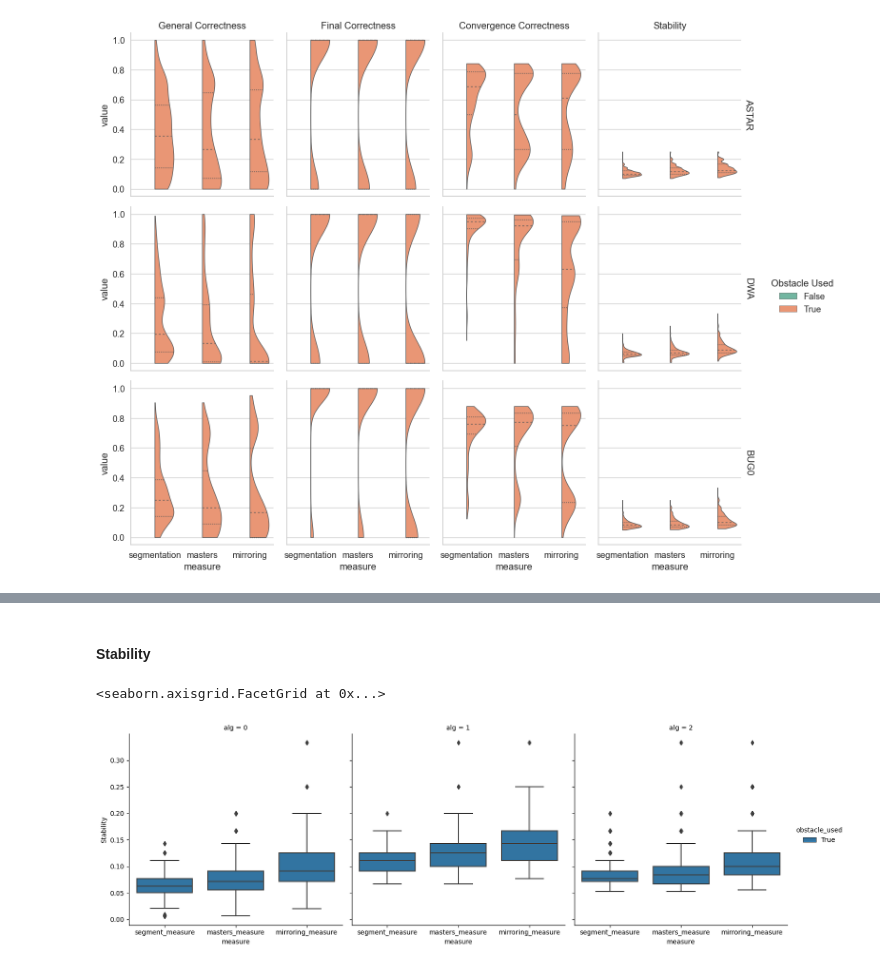
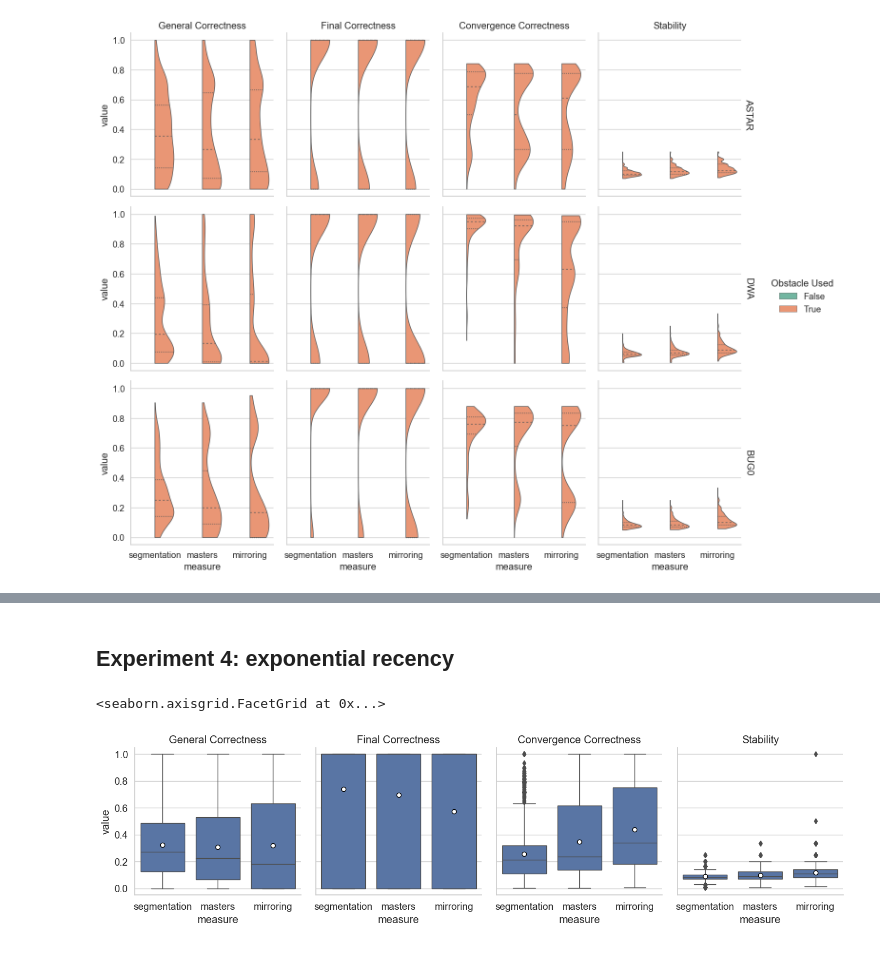
Before and after one commit to OzzyTao/goal-simulation, a Jupyter notebook: paper_experiments.ipynb, the cells around one changed output, grey strips where cells are left out. Saved outputs shown, nothing was run; the diff lists cells and outputs as text; code cells hidden in the pictures.

```diff
--- a/paper_experiments.ipynb
+++ b/paper_experiments.ipynb
@@ -124,7 +147,7 @@ comparing three scenarios:
 2. Uniform distribution in zone 1,2,3
 3. Uniform distribution in zone 0
 # %%
-params = {"width":20,"height":20,"obs_num":40,"goal_zones":['2,0,0,0','2,2,2,2','2,1,2,3'],"seed":range(0,1000),"path_planning_alg":0,"intention_profile":1}
+params = {"width":20,"height":20,"obs_num":40,"goal_zones":['2,1,6,7','2,2,2,2','2,1,2,3'],"seed":range(0,1000),"path_planning_alg":0,"intention_profile":1}
 results = mesa.batch_run(
     PathFindingModel,
     parameters = params,
@@ -239,9 +254,42 @@ sns.catplot(data=e3_cc_long, x='measure', y='Convergence Correctness', hue='obst
-# %% [markdown]
-#### Stability
-# %%
-e3_stability = df_transform(results_df_e3, measures.stability)
-e3_stability_long  = pd.melt(e3_stability.reset_index(), id_vars=['zone','alg','goal_pop','seed','obstacle_used'], value_vars=['segment_measure','masters_measure','mirroring_measure'], var_name='measure', value_name='Stability')
-sns.catplot(data=e3_stability_long, x='measure', y='Stability', hue='obstacle_used', col='alg', kind='box')
-# %% [output]
-<seaborn.axisgrid.FacetGrid at 0x...>
-[figure, removed]
+# %% [markdown]
+## Experiment 4: exponential recency
+# %%
+params = {"width":20,"height":20,"obs_num":40,"goal_zones":'2,2,2,2',"seed":range(0,1000),"path_planning_alg":[0,1,2],"intention_profile":1}
+results = mesa.batch_run(
+    PathFindingModel,
+    parameters = params,
+    iterations = 1,
+    max_steps = 1000,
+    number_processes = None,
+    data_collection_period = 1,
+    display_progress=True,
+)
+results_df_e4 = pd.DataFrame(results)
+# %%
+e4_final_correctness = df_transform(results_df_e4, measures.final_correctness)
+e4_fc_long  = pd.melt(e4_final_correctness.reset_index(), id_vars=['zone','alg','goal_pop','seed','obstacle_used'], value_vars=['segmentation','masters','mirroring'], var_name='measure', value_name='Final Correctness')
+e4_fc_long.set_index(['zone','goal_pop','seed','alg','obstacle_used','measure'], inplace=True)
+e4_general_correctness = df_transform(results_df_e4, measures.correctness)
+e4_gc_long  = pd.melt(e4_general_correctness.reset_index(), id_vars=['zone','alg','goal_pop','seed','obstacle_used'], value_vars=['segmentation','masters','mirroring'], var_name='measure', value_name='General Correctness')
+e4_gc_long.set_index(['zone','goal_pop','seed','alg','obstacle_used','measure'], inplace=True)
+e4_convergence_correctness = df_transform(results_df_e4, measures.last_change)
+e4_cc_long  = pd.melt(e4_convergence_correctness.reset_index(), id_vars=['zone','alg','goal_pop','seed','obstacle_used'], value_vars=['segmentation','masters','mirroring'], var_name='measure', value_name='Convergence Correctness')
+e4_cc_long.set_index(['zone','goal_pop','seed','alg','obstacle_used','measure'], inplace=True)
+e4_cc_long['Convergence Correctness'] = 1- e4_cc_long['Convergence Correctness']
+e4_stability = df_transform(results_df_e4, measures.stability)
+e4_stability_long  = pd.melt(e4_stability.reset_index(), id_vars=['zone','alg','goal_pop','seed','obstacle_used'], value_vars=['segmentation','masters','mirroring'], var_name='measure', value_name='Stability')
+e4_stability_long.set_index(['zone','goal_pop','seed','alg','obstacle_used','measure'], inplace=True)
+e4 = pd.concat([e4_fc_long, e4_gc_long, e4_cc_long, e4_stability_long], axis=1)
+e4.reset_index(names=['zone','goal_pop','seed','alg','obstacle_used','measure'], inplace=True)
+e4_long = pd.melt(e4, id_vars=['zone','goal_pop','seed','alg','obstacle_used','measure'], value_vars=['Final Correctness','General Correctness','Convergence Correctness','Stability'], var_name='metric', value_name='value')
+e4_long.to_csv('results/recency.csv')
+# %%
+import seaborn as sns
+sns.set(font_scale=1.2)
+with sns.axes_style("whitegrid"):
+    g = sns.FacetGrid(e4_long, col="metric", height=4, aspect = 0.9, col_order=['General Correctness','Final Correctness','Convergence Correctness','Stability'])
+g.map(sns.boxplot,"measure", "value", order=['segmentation','masters','mirroring'],linewidth=1, showmeans=True,meanprops={"marker":"o","markerfacecolor":"white", "markeredgecolor":"black","markersize":"6"})
+g.set_titles(col_template="{col_name}")
+# %% [output]
+<seaborn.axisgrid.FacetGrid at 0x...>
+[figure, added]
```
Also changed, not shown: parts of 15 cells of this notebook, 9 other files.
